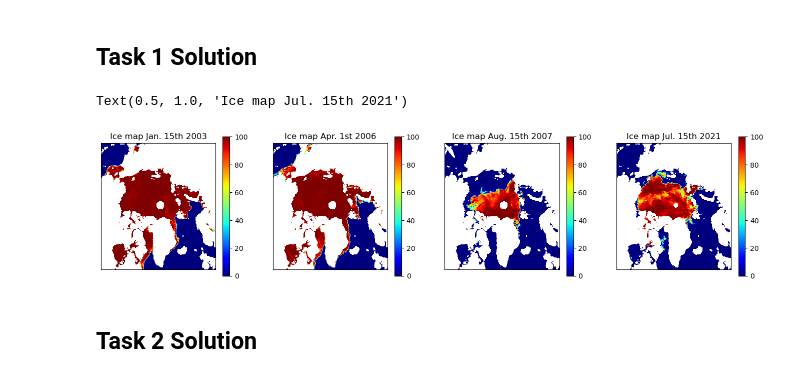
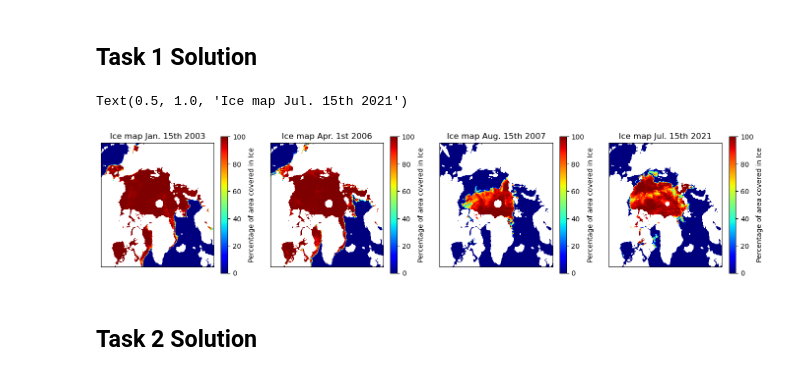
Before and after one commit to benjbrandt/physics725, a Jupyter notebook: Week4/Project_1_Arctic_Ice_maps_students.ipynb, the cells around one changed output. Cells and saved outputs as stored; diff of their text form; code cells hidden in the pictures.

```diff
--- a/Week4/Project_1_Arctic_Ice_maps_students.ipynb
+++ b/Week4/Project_1_Arctic_Ice_maps_students.ipynb
@@ -150,38 +150,38 @@ data_2 = np.load('../../physics725_data/data_week4/ice_data/20070815.npy')
 data_3 = np.load('../../physics725_data/data_week4/ice_data/20210715.npy')
 # remote
 #data_0 = np.load('/home/share/Project_2/ice_data/20030215.npy')
 #data_1 = np.load('/home/share/Project_2/ice_data/20060401.npy')
 #data_2 = np.load('/home/share/Project_2/ice_data/20070815.npy')
 #data_3 = np.load('/home/share/Project_2/ice_data/20210715.npy')
 
 # Creating plots for this first sets of data
 fig, ax = plt.subplots(1,4,figsize=(17, 9))
 map0 = ax[0].imshow(data_0, origin='lower', cmap=plt.cm.jet)
 map1 = ax[1].imshow(data_1, origin='lower', cmap=plt.cm.jet)
 map2 = ax[2].imshow(data_2, origin='lower', cmap=plt.cm.jet)
 map3 = ax[3].imshow(data_3, origin='lower', cmap=plt.cm.jet)
 
 # Creating the colorbars
-fig.colorbar(map0, orientation='vertical', shrink=0.4)
-fig.colorbar(map1, orientation='vertical', shrink=0.4)
-fig.colorbar(map2, orientation='vertical', shrink=0.4)
-fig.colorbar(map3, orientation='vertical', shrink=0.4)
+fig.colorbar(map0, orientation='vertical', shrink=0.4, label='Percentage of area covered in Ice')
+fig.colorbar(map1, orientation='vertical', shrink=0.4, label='Percentage of area covered in Ice')
+fig.colorbar(map2, orientation='vertical', shrink=0.4, label='Percentage of area covered in Ice')
+fig.colorbar(map3, orientation='vertical', shrink=0.4, label='Percentage of area covered in Ice')
 
 # Removing the tick labels on the x and y axis
 i = 0
 while i < 4:
     ax[i].set_xticks([])
     ax[i].set_yticks([])
     i = i + 1
 
 # Add titles
 ax[0].set_title('Ice map Jan. 15th 2003')
 ax[1].set_title('Ice map Apr. 1st 2006')
 ax[2].set_title('Ice map Aug. 15th 2007')
 ax[3].set_title('Ice map Jul. 15th 2021')
 # %% [output]
 Text(0.5, 1.0, 'Ice map Jul. 15th 2021')
-[figure, old version]
+[figure, new version]
 # %% [markdown]
 ## Task 2 Solution
 # %%
```
Also changed, not shown: parts of 15 cells of this notebook.
